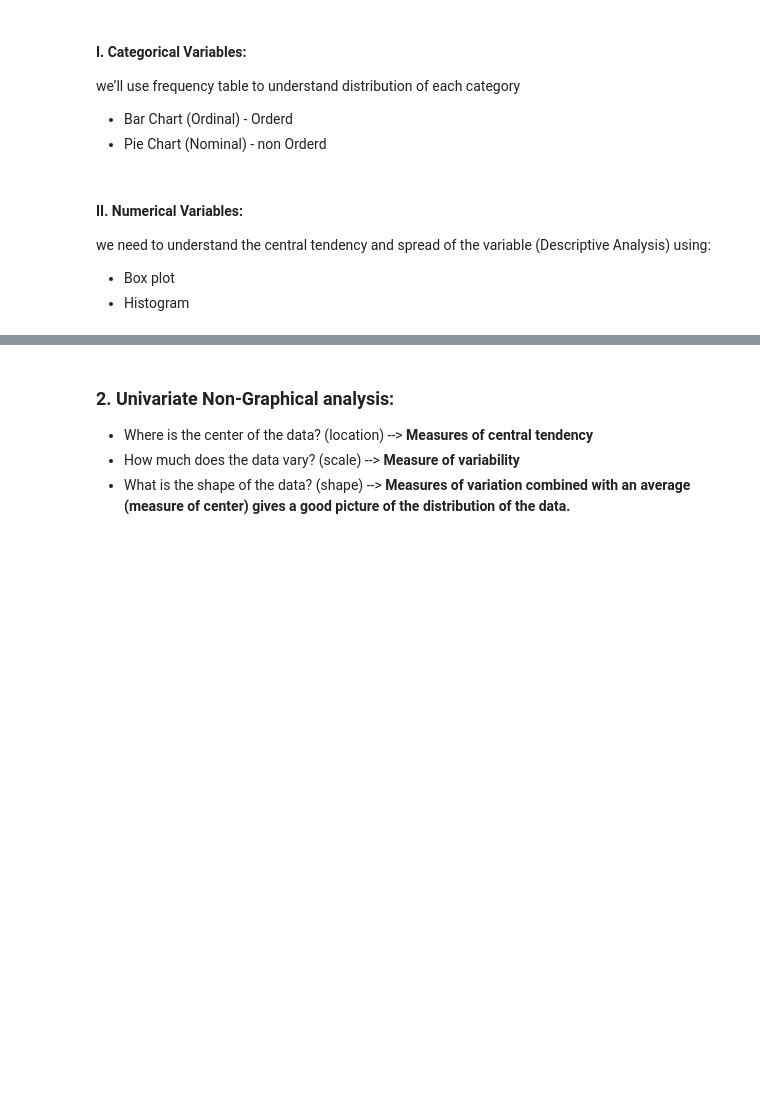
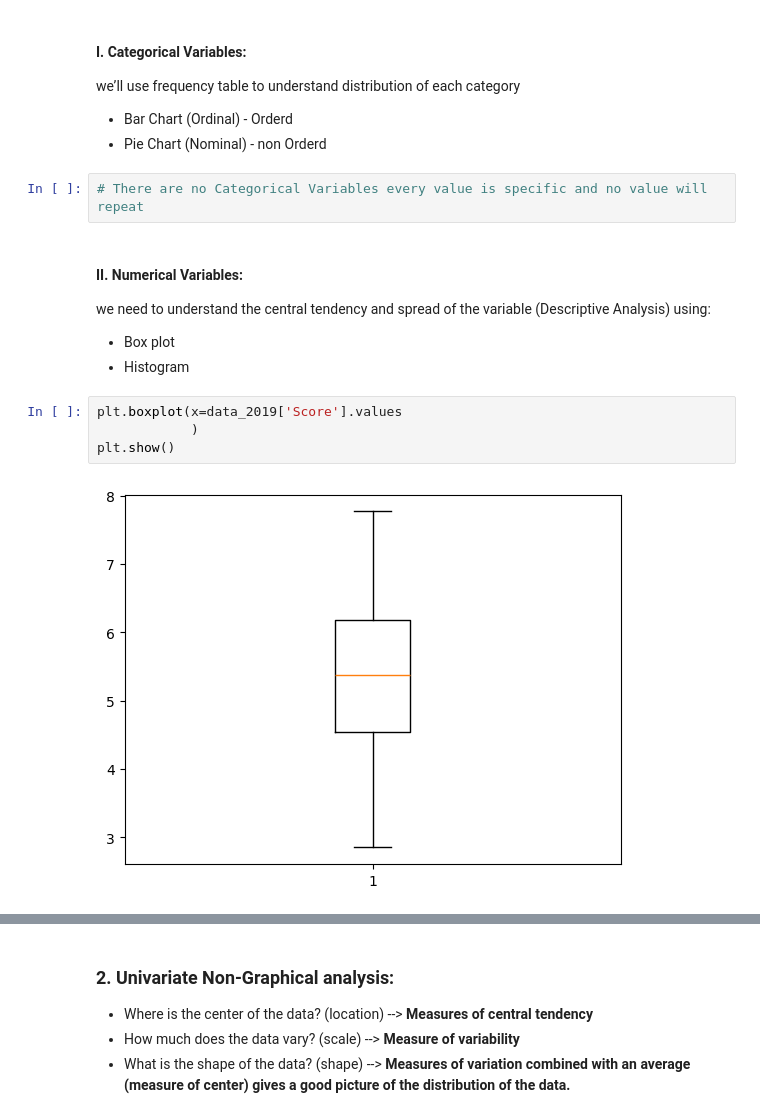
Before and after one commit to Tw-0l/Happiness-Report, a Jupyter notebook: EDA explain template.ipynb, the cells around one changed output, grey strips where cells are left out. Saved outputs shown, nothing was run; the diff lists cells and outputs as text; blank space fills up the shorter version.

```diff
--- a/EDA explain template.ipynb
+++ b/EDA explain template.ipynb
@@ -555,9 +644,17 @@ Method to perform uni-variate analysis will depend on whether the variable type
 we’ll use frequency table to understand distribution of each category
 - Bar Chart (Ordinal) - Orderd
 - Pie Chart (Nominal) - non Orderd
+# %%
+# There are no Categorical Variables every value is specific and no value will repeat
 # %% [markdown]
 #### II. Numerical Variables:
 
 we need to understand the central tendency and spread of the variable (Descriptive Analysis) using:
    - Box plot
    - Histogram
+# %%
+plt.boxplot(x=data_2019['Score'].values
+            )
+plt.show()
+# %% [output]
+[figure, added]
```
Also changed, not shown: parts of 18 cells of this notebook, 1 other file.
